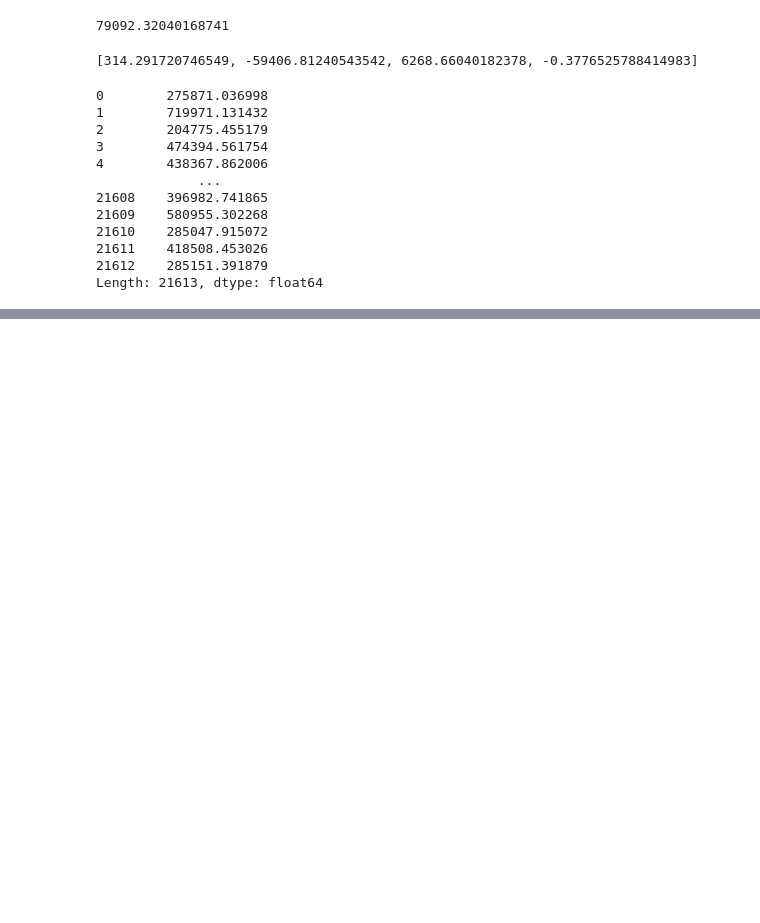
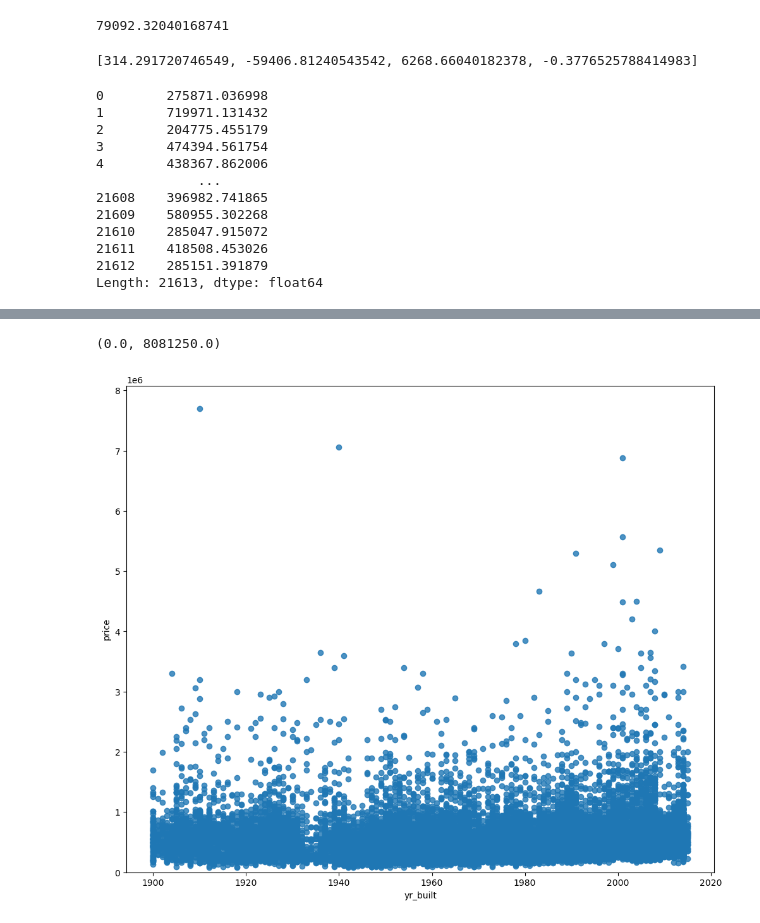
Before and after one commit to CS4580/F24-notes, a Jupyter notebook: module8/ModelDevelopment.ipynb, the cells around one changed output, grey strips where cells are left out. Drawn from its saved outputs; the diff is of its cells as text; code cells hidden in the pictures; blank space fills up the shorter version.

```diff
--- a/module8/ModelDevelopment.ipynb
+++ b/module8/ModelDevelopment.ipynb
@@ -218,0 +234,8 @@ Length: 21613, dtype: float64
+# %%
+# Compare now versus the price
+plt.figure(figsize=(width, height))
+sns.regplot(x='yr_built', y = 'price', data=df)
+plt.ylim(0,)
+# %% [output]
+(0.0, 8081250.0)
+[figure, added]
```
Also changed, not shown: parts of 22 cells of this notebook, 1 other file.
